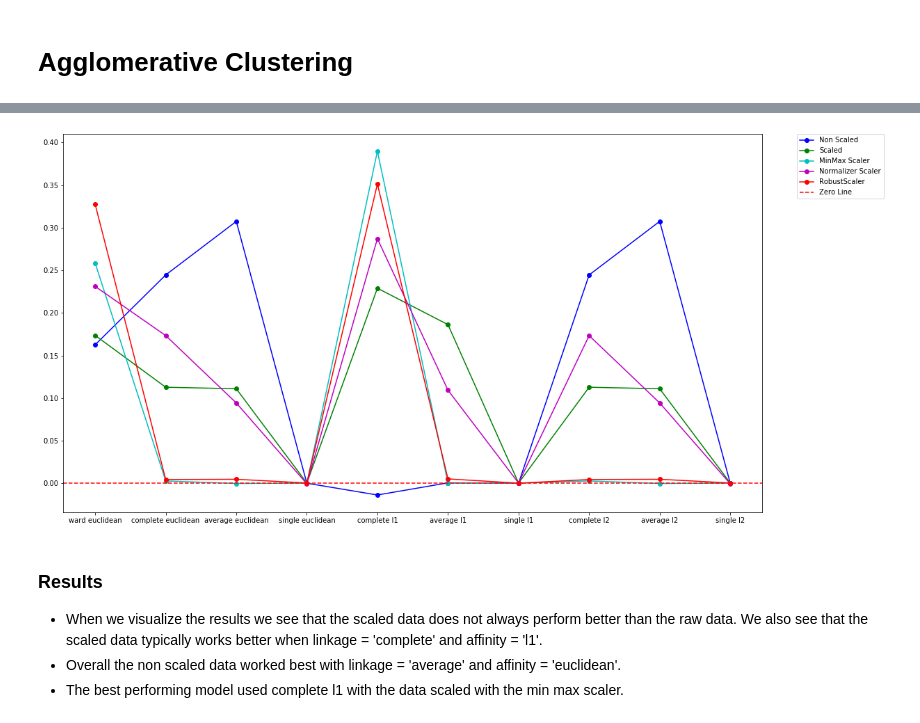
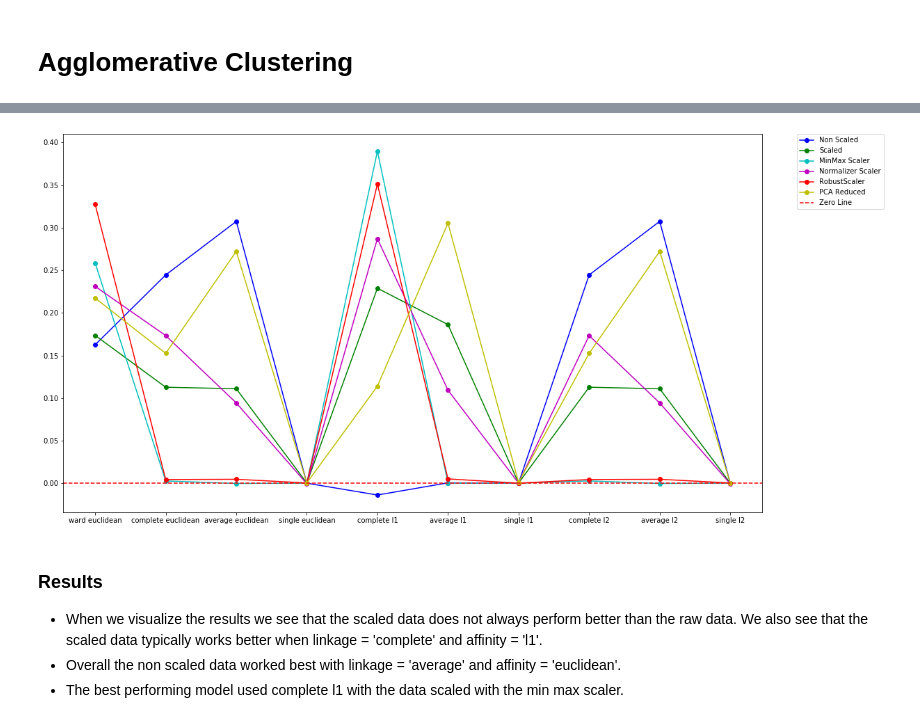
Before and after one commit to avneetgill/ensf544Project, a Jupyter notebook: Project1.2/Q3.ipynb, the cells around one changed output, grey strips where cells are left out. Cells and saved outputs as stored; diff of their text form; code cells hidden in the pictures.

```diff
--- a/Project1.2/Q3.ipynb
+++ b/Project1.2/Q3.ipynb
@@ -62,12 +98,6 @@ wine
 - Good and bad wine will be determined by its quality rating. Any wine with a rating below 6 is bad and 6 and above is good.
 - The red and white labels are derived from the dataset that the wine comes from.
 # %%
-from sklearn.cluster import KMeans
-from sklearn import metrics
-from IPython.display import Markdown
-
-from sklearn.preprocessing import scale
-
 temp = wine.drop('quality',1)
 labels = temp['label']
 feature = temp.drop('label',1)
@@ -77,24 +107,31 @@ feature_scaled = scale(feature)
 
 scores = {name: [] for name in ('auto', 'full', 'elkan')}
 scores_scaled = {name: [] for name in ('auto', 'full', 'elkan')}
+scores_PCA = {name: [] for name in ('auto', 'full', 'elkan')}
 
 for algorithm in ('auto', 'full', 'elkan'): # test different seed values with different algorithms and check the ARI scores
     for seed in np.arange(0, 10):
         kmeans = KMeans(n_clusters = 4, random_state = seed, algorithm = algorithm)
         kmeans_scaled = KMeans(n_clusters = 4, random_state = seed, algorithm = algorithm)
+        kmeans_PCA = KMeans(n_clusters = 4, random_state = seed, algorithm = algorithm)
+
 
         kmeans.fit(feature)
         kmeans_scaled.fit(feature_scaled)
+        kmeans_PCA.fit(feature_PCA)
 
         ARI_score = metrics.adjusted_rand_score(kmeans.labels_ ,labels)
         ARI_score_scaled = metrics.adjusted_rand_score(kmeans_scaled.labels_ ,labels)
+        ARI_score_PCA = metrics.adjusted_rand_score(kmeans_PCA.labels_ ,labels)
 
         array = kmeans.labels_
+        array_pca = kmeans_PCA.labels_
 
         scores[algorithm].append(ARI_score)
         scores_scaled[algorithm].append(ARI_score_scaled)
+        scores_PCA[algorithm].append(ARI_score_PCA)
 
-        print(algorithm, seed, ARI_score)
+#         print(algorithm, seed, ARI_score)
 
 
 
@@ -106,6 +143,10 @@ median_elkan = np.median(np.array(scores['elkan']))
 median_auto_scaled = np.median(np.array(scores_scaled['auto'])) # scores from scaled features
 median_full_scaled = np.median(np.array(scores_scaled['full']))
 median_elkan_scaled = np.median(np.array(scores_scaled['elkan']))
+
+median_auto_PCA = np.median(np.array(scores_PCA['auto'])) # scores from PCA reduced features
+median_full_PCA = np.median(np.array(scores_PCA['full']))
+median_elkan_PCA = np.median(np.array(scores_PCA['elkan']))
 
 
 display(Markdown(\
@@ -119,4 +160,10 @@ f'|[]()|Median scores scaled|\n{"|---"*2}|\n'
 f'|**auto**|{median_auto_scaled:.4}|\n'
 f'|**full**|{median_full_scaled:.4}|\n'
 f'|**elkan**|{median_elkan_scaled:.4}|\n'))
+
+display(Markdown(\
+f'|[]()|Median scores PCA|\n{"|---"*2}|\n'
+f'|**auto**|{median_auto_PCA:.4}|\n'
+f'|**full**|{median_full_PCA:.4}|\n'
+f'|**elkan**|{median_elkan_PCA:.4}|\n'))
 # %% [output]
@@ -265,10 +362,10 @@ from sklearn import metrics
 from sklearn.preprocessing import scale, MinMaxScaler, Normalizer, RobustScaler
 
 # split the labels and features
+temp = wine.drop('quality',1)
+labels = temp['label']
+features = temp.drop('label',1)
 
-labels = wine['label']
-features = wine.drop(['label'], axis = 1)
-print(features.shape)
 names = ['ward euclidean', 'complete euclidean', 'average euclidean', 'single euclidean',
         'complete l1', 'average l1', 'single l1', 'complete l2', 'average l2', 'single l2']
 
@@ -289,14 +386,14 @@ def aggclust_initial(features, labels, n_clust):
     for linkage_mode in ('ward', 'complete', 'average', 'single'):
         for affinity in ('euclidean', 'l1', 'l2'):
             if linkage_mode == 'ward' and affinity != 'euclidean':
-                print('skip l1 and l2 for ward')
+                pass
             else:
                 clust = AgglomerativeClustering(n_clusters = n_clust, affinity = affinity,
                                                 linkage = linkage_mode).fit(features)
                 ARI_score = metrics.adjusted_rand_score(labels, clust.labels_)
                 scores[linkage_mode + ' ' + affinity].append(ARI_score)
                 scores[linkage_mode].append(ARI_score)
-                print(f'AHC Affinity={affinity:9} Linkage mode={linkage_mode:8} ARI score = {ARI_score:.5}')
+
 
     return scores
 
@@ -306,6 +403,8 @@ scores = aggclust_initial(features, labels, 4)
 
 # scale the data
 sc_features = scale(features, axis = 1)
-print("\n \tNow Scaled")
+
 # results with scaling
 sc_scores = aggclust_initial(sc_features, labels, 4)
+# with PCA reduced Data
+PCA_scores = aggclust_initial(feature_PCA,labels,4)
@@ -362,34 +425,36 @@ AHC Affinity=l2        Linkage mode=single   ARI score = 0.00037606
 # %%
 # setup data to display results
 
 def setup_chart_data(score_lst, names):
     values = []
     for name in names:
         values.append(score_lst[name][0])
     return values
 
 values = setup_chart_data(scores, names)
 sc_values = setup_chart_data(sc_scores, names)
 mm_values = setup_chart_data(mm_scores, names)
 n_values = setup_chart_data(n_scores, names)
 r_values = setup_chart_data(r_scores, names)
+PCA_values = setup_chart_data(PCA_scores, names)
 
 
 # plot the data
 f, ax = plt.subplots(1, 1, figsize = (18,10))
 plt.plot(names, values, 'b', marker='o', label = 'Non Scaled')
 plt.plot(names, sc_values, 'g', marker='o', label = 'Scaled')
 plt.plot(names, mm_values, 'c', marker='o', label = 'MinMax Scaler')
 plt.plot(names, n_values, 'm', marker='o', label = 'Normalizer Scaler')
 plt.plot(names, r_values, 'r', marker='o', label = 'RobustScaler')
+plt.plot(names, PCA_values, 'y', marker='o', label = 'PCA Reduced')
 
 
 plt.axhline(0, c='r', linestyle='--', label= 'Zero Line')
 plt.legend(bbox_to_anchor=(1.05, 1), loc='upper left', borderaxespad=0.)
 
 plt.show()
 # %% [output]
-[figure, old version]
+[figure, new version]
 # %% [markdown]
 ### Results
 - When we visualize the results we see that the scaled data does not always perform better than the raw data. We also see that the scaled data typically works better when linkage = 'complete' and affinity = 'l1'.
```
Also changed, not shown: parts of 26 cells of this notebook, 3 other files.
